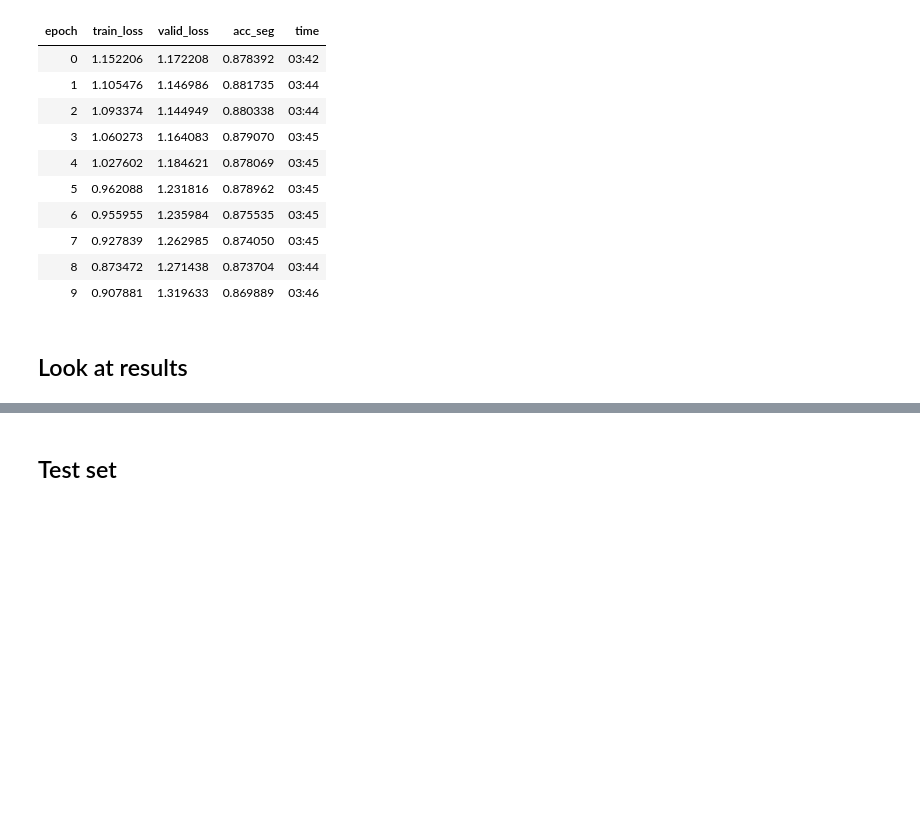
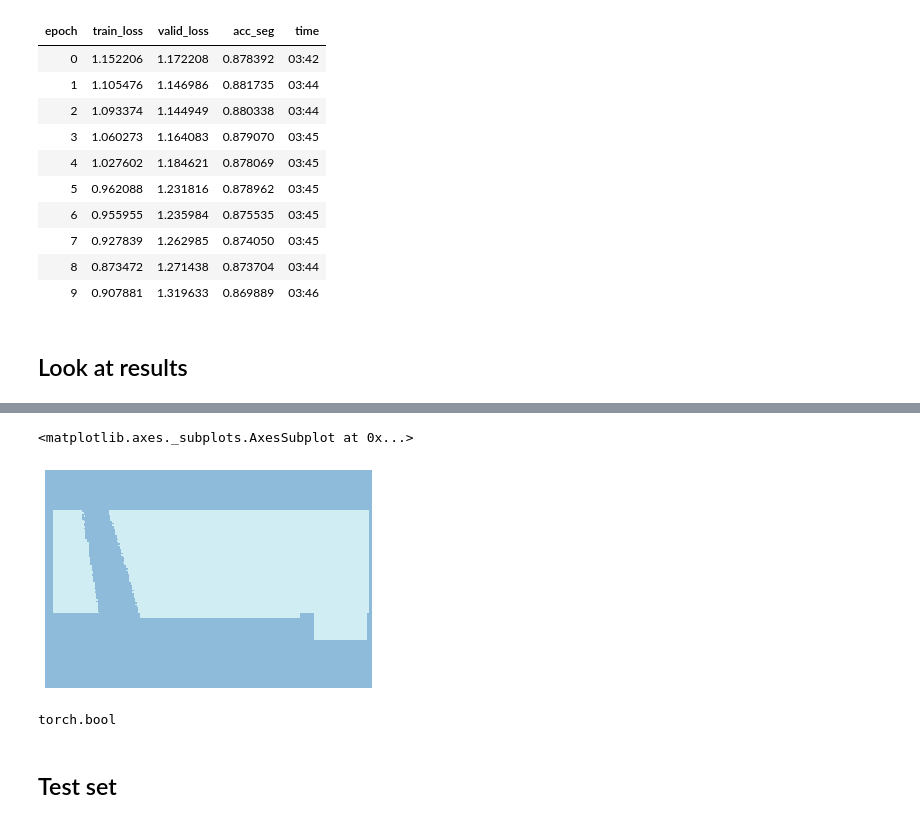
Before and after one commit to qAp/kgl_clouds, a Jupyter notebook: multicloudtype-gcp.ipynb, the cells around one changed output, grey strips where cells are left out. Cells and saved outputs as stored; diff of their text form; code cells hidden in the pictures; blank space fills up the shorter version.

```diff
--- a/multicloudtype-gcp.ipynb
+++ b/multicloudtype-gcp.ipynb
@@ -605,3 +601,12 @@ learn._do_epoch_validate??
+# %%
+PILMask.create(targs[0][280] == 1).show()
+# %% [output]
+<matplotlib.axes._subplots.AxesSubplot at 0x...>
+[figure, added]
+# %%
+tensor(torch.randn(140, 210) > 0, dtype=torch.uint8)
+# %% [output]
+torch.bool
 # %% [markdown]
 ## Test set
 # %%
```
Also changed, not shown: parts of 21 cells of this notebook.
